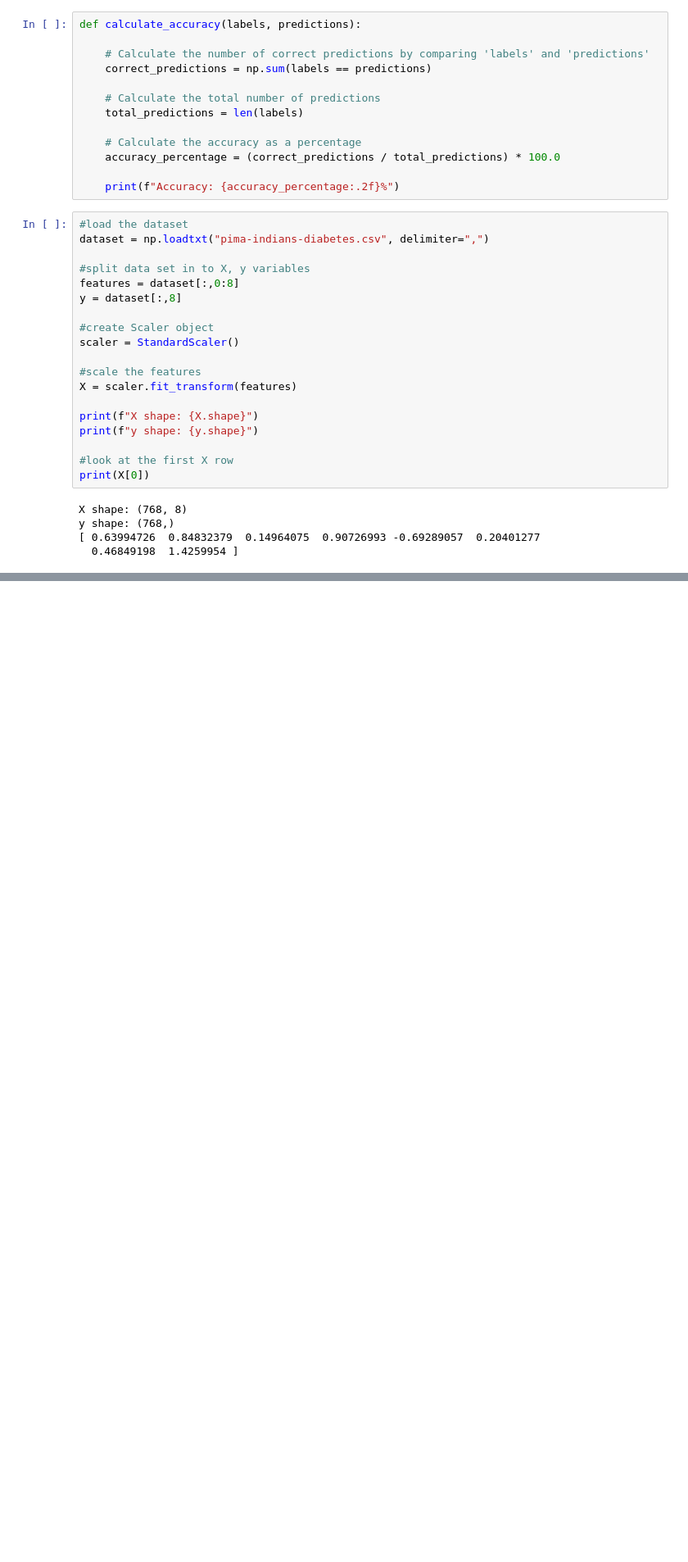
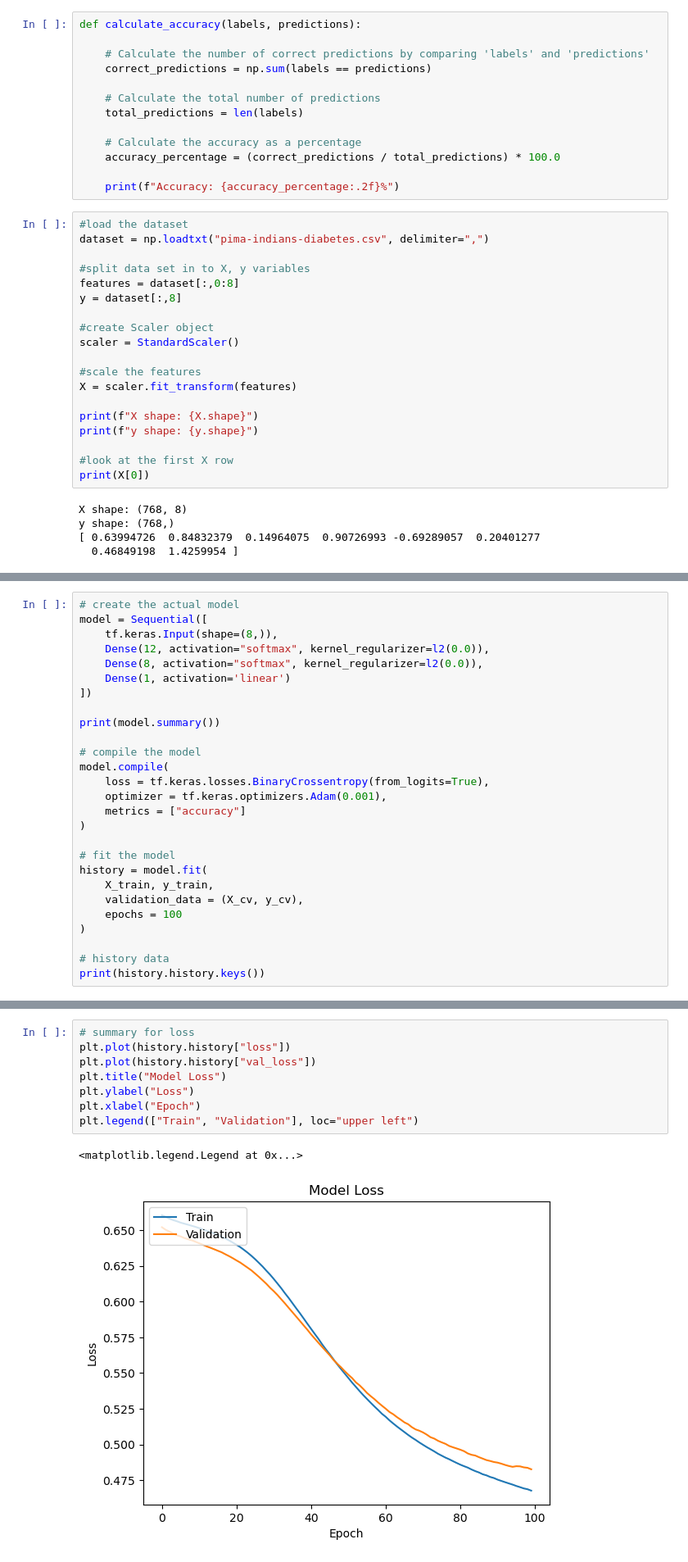
Before and after one commit to nnnolan/IT3040, a Jupyter notebook: proj2/diabetesNN/diabetes-NN.ipynb, the cells around one changed output, grey strips where cells are left out. Shown: that part at 82% size. Saved outputs shown, nothing was run; the diff lists cells and outputs as text; blank space fills up the shorter version.

```diff
--- a/proj2/diabetesNN/diabetes-NN.ipynb
+++ b/proj2/diabetesNN/diabetes-NN.ipynb
@@ -57,0 +85,27 @@ y shape: (768,)
+# %%
+# create the actual model
+model = Sequential([
+    tf.keras.Input(shape=(8,)),
+    Dense(12, activation="softmax", kernel_regularizer=l2(0.0)),
+    Dense(8, activation="softmax", kernel_regularizer=l2(0.0)),
+    Dense(1, activation='linear')
+])
+
+print(model.summary())
+
+# compile the model
+model.compile(
+    loss = tf.keras.losses.BinaryCrossentropy(from_logits=True),
+    optimizer = tf.keras.optimizers.Adam(0.001),
+    metrics = ["accuracy"]
+)
+
+# fit the model
+history = model.fit(
+    X_train, y_train,
+    validation_data = (X_cv, y_cv),
+    epochs = 100
+)
+
+# history data
+print(history.history.keys())
@@ -57,0 +147,11 @@ y shape: (768,)
+# %%
+# summary for loss
+plt.plot(history.history["loss"])
+plt.plot(history.history["val_loss"])
+plt.title("Model Loss")
+plt.ylabel("Loss")
+plt.xlabel("Epoch")
+plt.legend(["Train", "Validation"], loc="upper left")
+# %% [output]
+<matplotlib.legend.Legend at 0x...>
+[figure, added]
```
Also changed, not shown: parts of 13 cells of this notebook, 19 other files.
